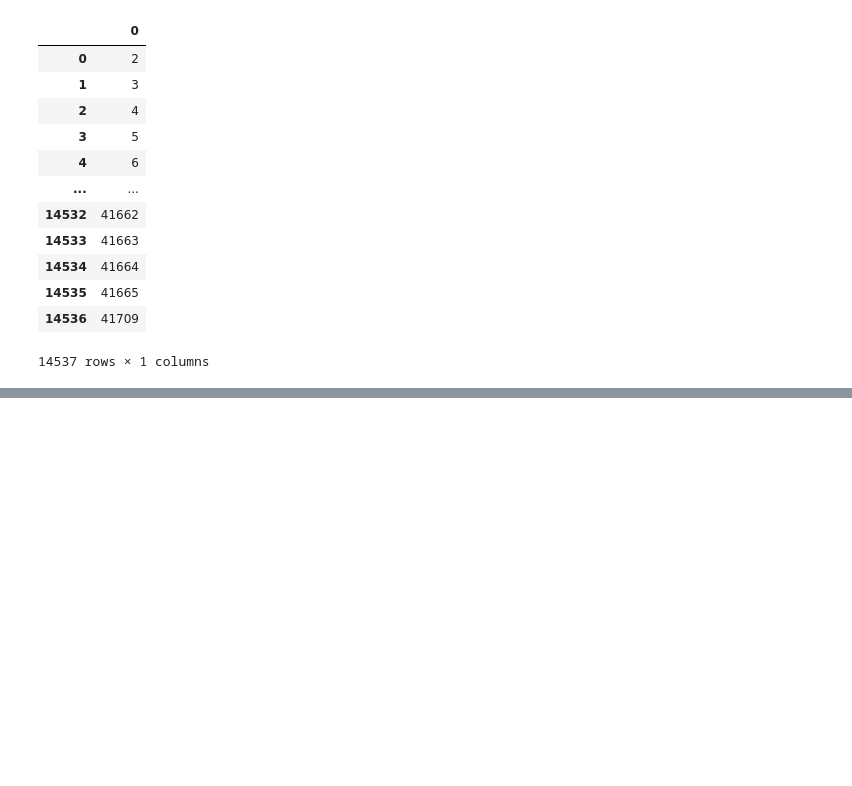
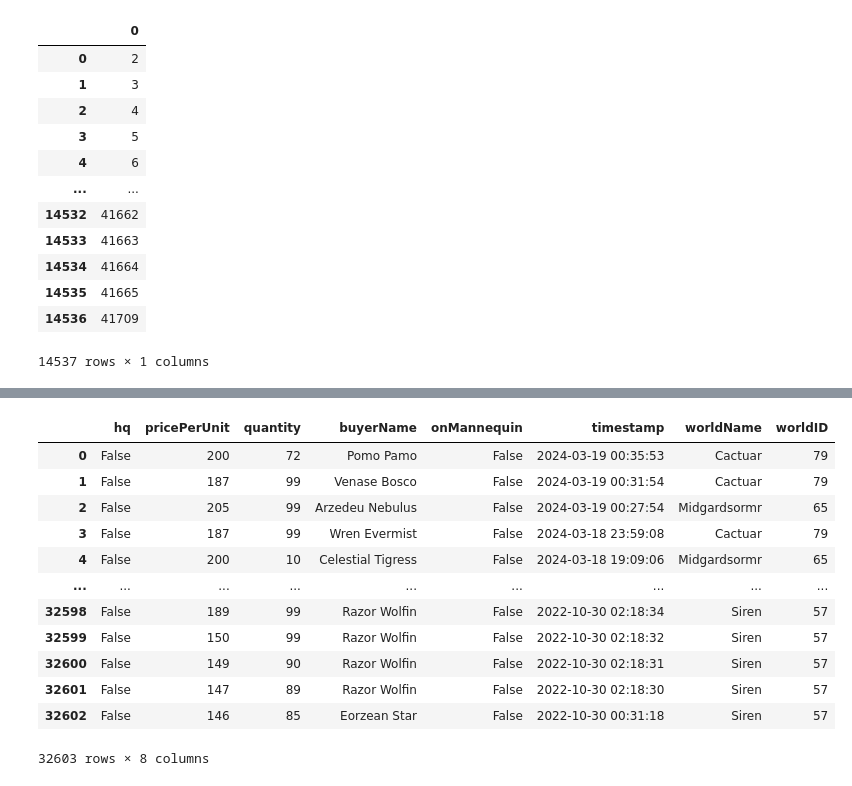
Before and after one commit to Hounder23/LHL-CAPSTONE, a Jupyter notebook: IPYNB NoteBooks/DataCollection.ipynb, the cells around one changed output, grey strips where cells are left out. Cells and saved outputs as stored; diff of their text form; code cells hidden in the pictures; blank space fills up the shorter version.

```diff
--- a/IPYNB NoteBooks/DataCollection.ipynb
+++ b/IPYNB NoteBooks/DataCollection.ipynb
@@ -279,0 +402,18 @@ marketable_df.to_csv('..\\data\\marketable.csv', index=False)
+# %%
+# convert the timestamp to a datetime
+entries['timestamp'] = pd.to_datetime(entries['timestamp'], unit='s')
+entries
+# %% [output]
+|  | hq | pricePerUnit | quantity | buyerName | onMannequin | timestamp | worldName | worldID |
+| 0 | False | 200 | 72 | Pomo Pamo | False | 2024-03-19 00:35:53 | Cactuar | 79 |
+| 1 | False | 187 | 99 | Venase Bosco | False | 2024-03-19 00:31:54 | Cactuar | 79 |
+| 2 | False | 205 | 99 | Arzedeu Nebulus | False | 2024-03-19 00:27:54 | Midgardsormr | 65 |
+| 3 | False | 187 | 99 | Wren Evermist | False | 2024-03-18 23:59:08 | Cactuar | 79 |
+| 4 | False | 200 | 10 | Celestial Tigress | False | 2024-03-18 19:09:06 | Midgardsormr | 65 |
+| ... | ... | ... | ... | ... | ... | ... | ... | ... |
+| 32598 | False | 189 | 99 | Razor Wolfin | False | 2022-10-30 02:18:34 | Siren | 57 |
+| 32599 | False | 150 | 99 | Razor Wolfin | False | 2022-10-30 02:18:32 | Siren | 57 |
+| 32600 | False | 149 | 90 | Razor Wolfin | False | 2022-10-30 02:18:31 | Siren | 57 |
+| 32601 | False | 147 | 89 | Razor Wolfin | False | 2022-10-30 02:18:30 | Siren | 57 |
+| 32602 | False | 146 | 85 | Eorzean Star | False | 2022-10-30 00:31:18 | Siren | 57 |
+32603 rows × 8 columns
```
Also changed, not shown: parts of 8 cells of this notebook.
